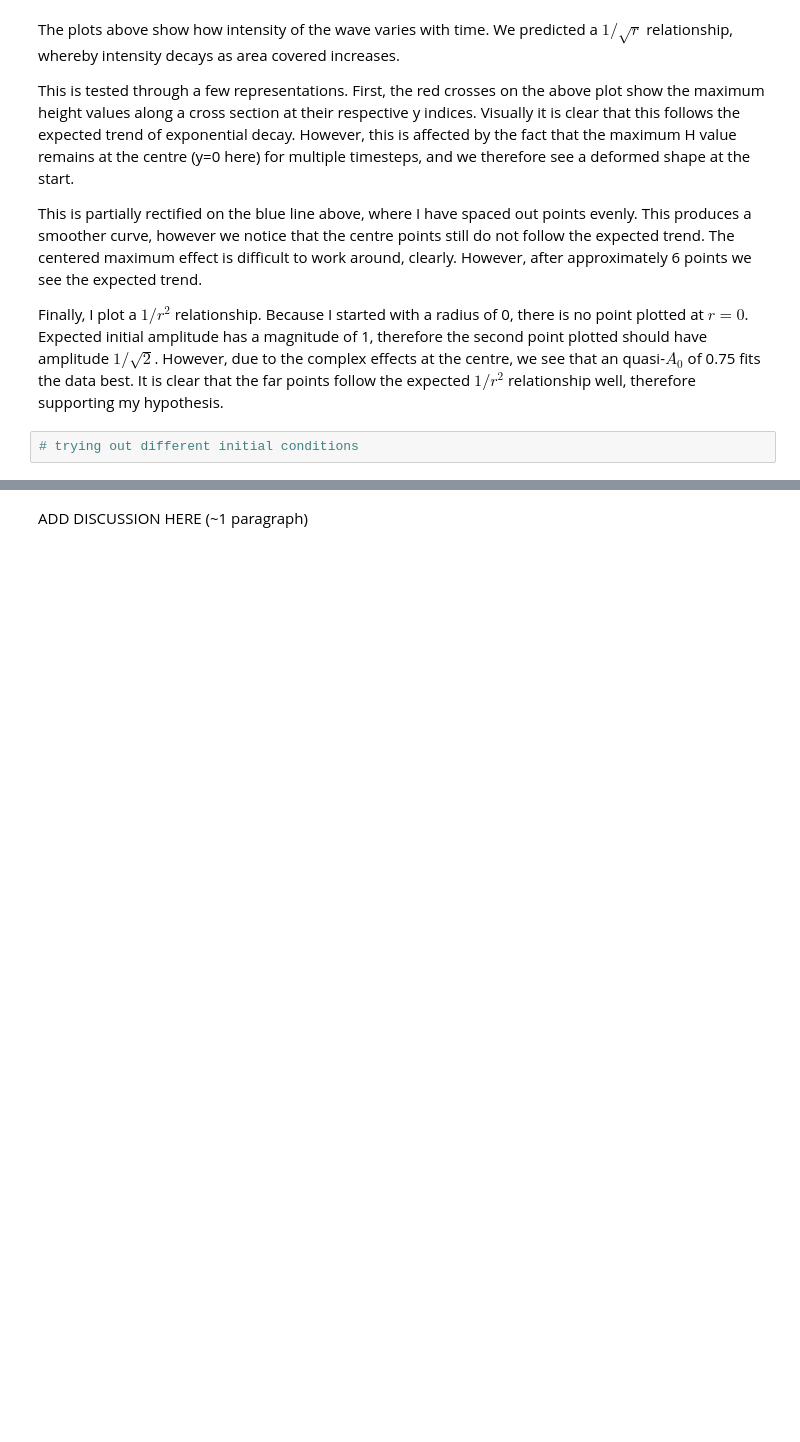
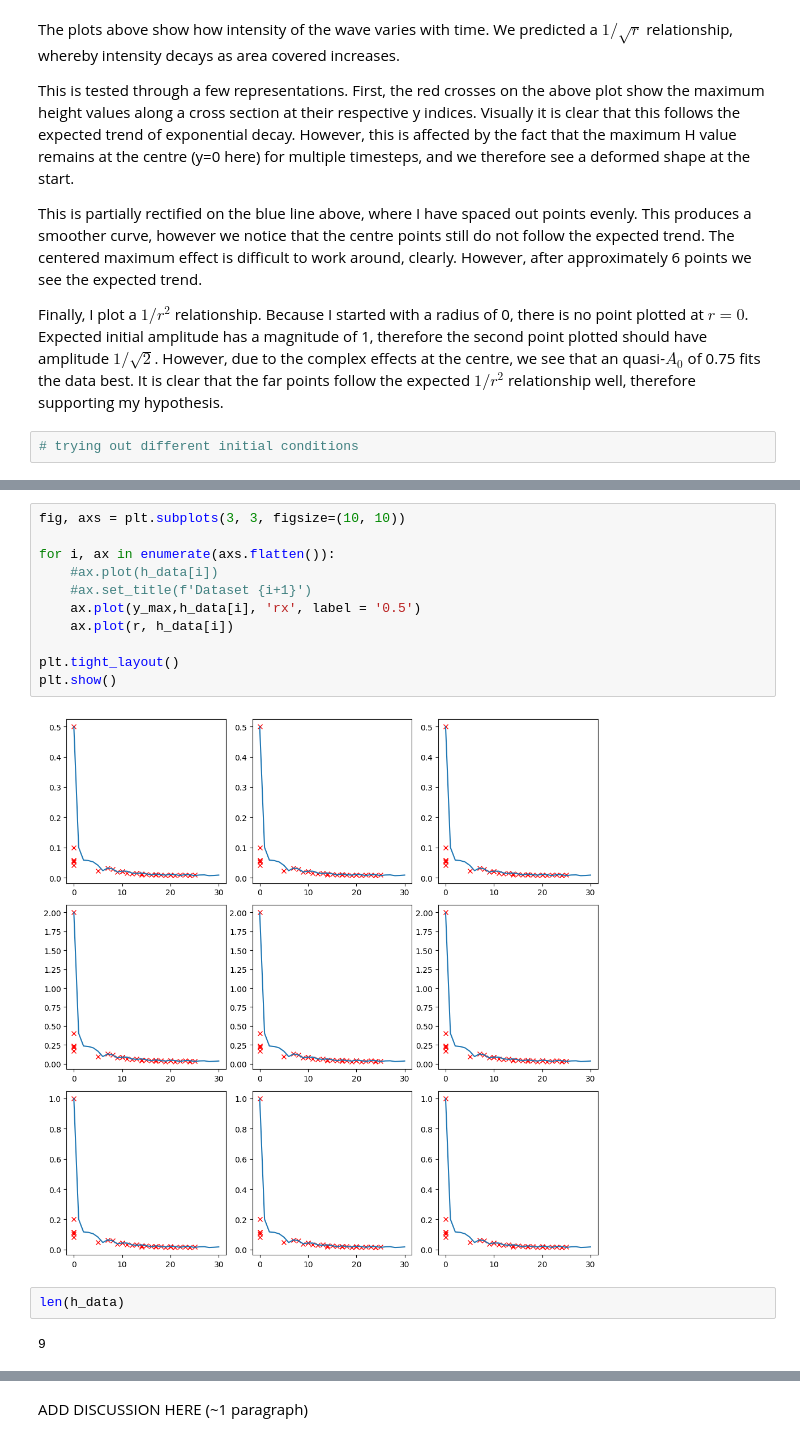
Before and after one commit to AnnabelHall/QCES_LNM, a Jupyter notebook: Project3_tsunami.ipynb, the cells around one changed output, grey strips where cells are left out. Saved outputs shown, nothing was run; the diff lists cells and outputs as text; blank space fills up the shorter version.

```diff
--- a/Project3_tsunami.ipynb
+++ b/Project3_tsunami.ipynb
@@ -648,0 +673,17 @@ for i in range(len(h_factors)):
+# %%
+fig, axs = plt.subplots(3, 3, figsize=(10, 10))
+
+for i, ax in enumerate(axs.flatten()):
+    #ax.plot(h_data[i])
+    #ax.set_title(f'Dataset {i+1}')
+    ax.plot(y_max,h_data[i], 'rx', label = '0.5')
+    ax.plot(r, h_data[i])
+
+plt.tight_layout()
+plt.show()
+# %% [output]
+[figure, added]
+# %%
+len(h_data)
+# %% [output]
+9
```
Also changed, not shown: parts of 8 cells of this notebook.
